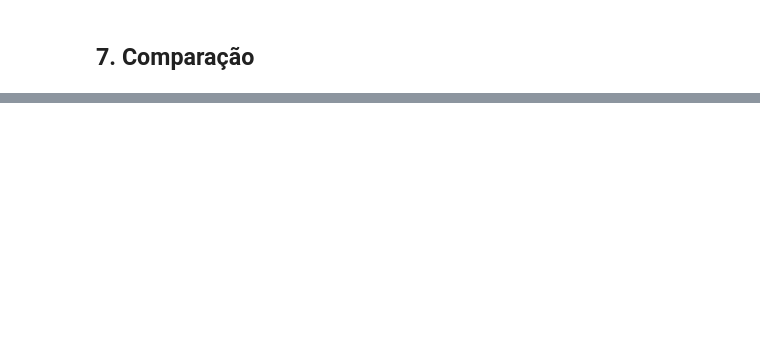
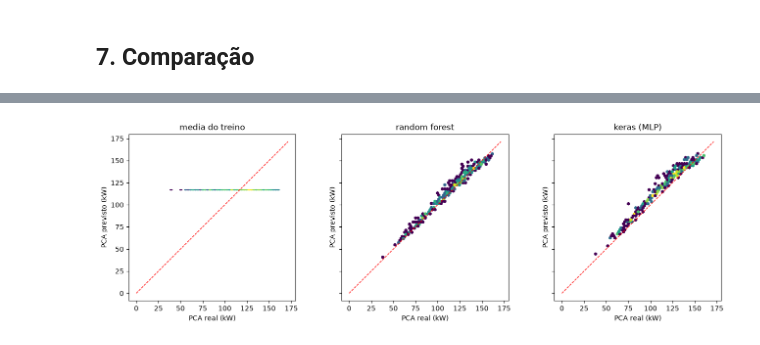
Before and after one commit to commonProgrammerr/knob-senses, a Jupyter notebook: utils/treino_regressao.ipynb, the cells around one changed output, grey strips where cells are left out. Cells and saved outputs as stored; diff of their text form; code cells hidden in the pictures; blank space fills up the shorter version.

```diff
--- a/utils/treino_regressao.ipynb
+++ b/utils/treino_regressao.ipynb
@@ -382,20 +262,12 @@ tabela
 # %%
-def dispersao(eixo, y, pred, titulo):
-    """Previsto contra real. A linha vermelha e a predicao perfeita; quanto mais
-    perto dela, melhor. A cor e a contagem de pontos (escala log), porque 26 mil
-    pontos em dispersao simples viram uma mancha opaca."""
-    eixo.hexbin(y, pred, gridsize=55, bins="log", cmap="viridis", extent=(0, 2.1, 0, 2.1))
-    eixo.plot([0, 2.1], [0, 2.1], "r--", lw=1)
-    eixo.set_title(titulo)
-    eixo.set_xlabel("PCA real (kW)")
-    eixo.set_aspect("equal")
-
-
 fig, eixos = plt.subplots(1, 3, figsize=(13.5, 4.2), sharey=True)
 eixos[0].set_ylabel("PCA previsto (kW)")
-dispersao(eixos[0], y_tes, media.predict(X_tes).ravel(), "media do treino")
-dispersao(eixos[1], y_tes, pred_rf, "random forest")
-dispersao(eixos[2], y_tes, pred_keras, "keras (MLP)")
+plots.hexbin_real_vs_pred(eixos[0], y_tes, media.predict(X_tes).ravel(),
+                          "media do treino")
+plots.hexbin_real_vs_pred(eixos[1], y_tes, pred_rf, "random forest")
+plots.hexbin_real_vs_pred(eixos[2], y_tes, pred_keras, "keras (MLP)")
 plt.tight_layout()
 plt.show()
+# %% [output]
+[figure, added]
 # %%
```
Also changed, not shown: parts of 26 cells of this notebook, 2 other files.
